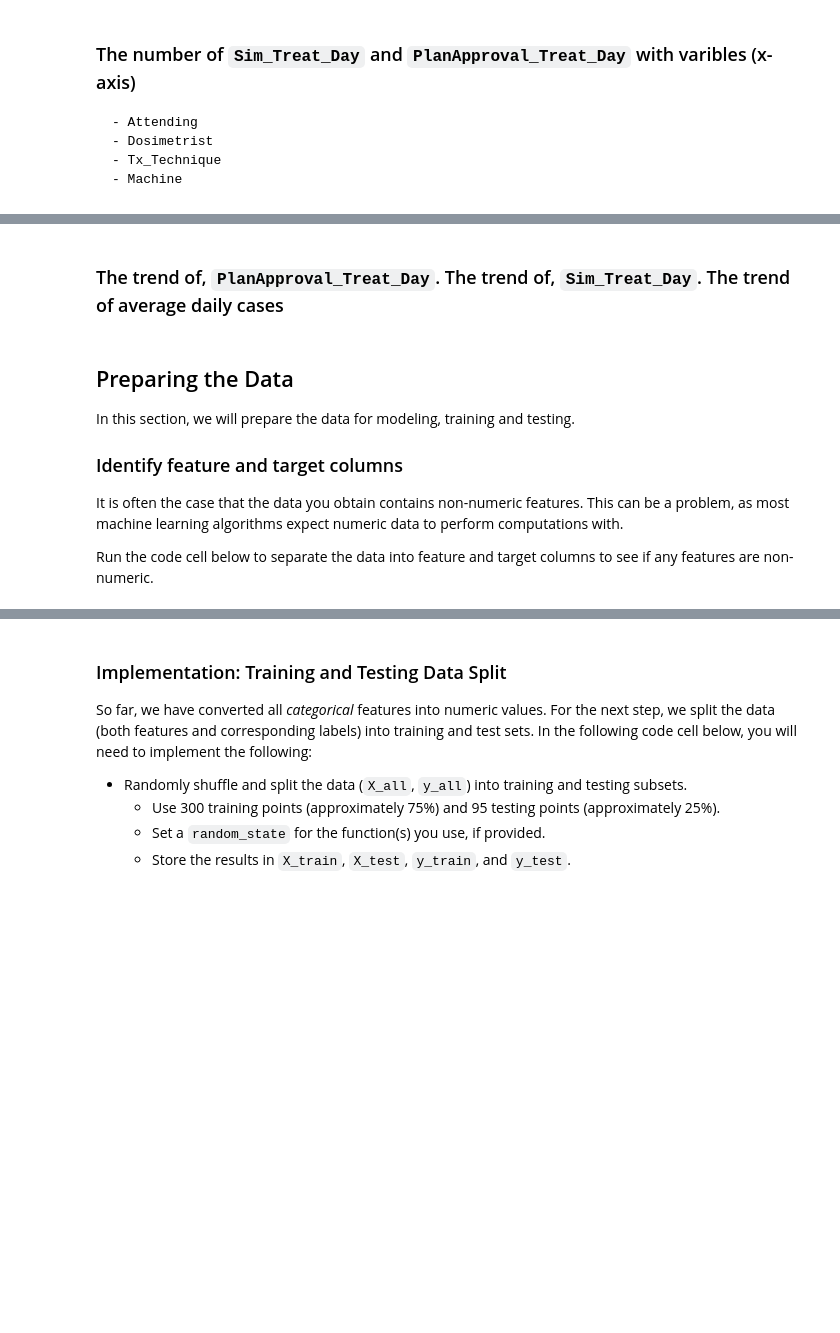
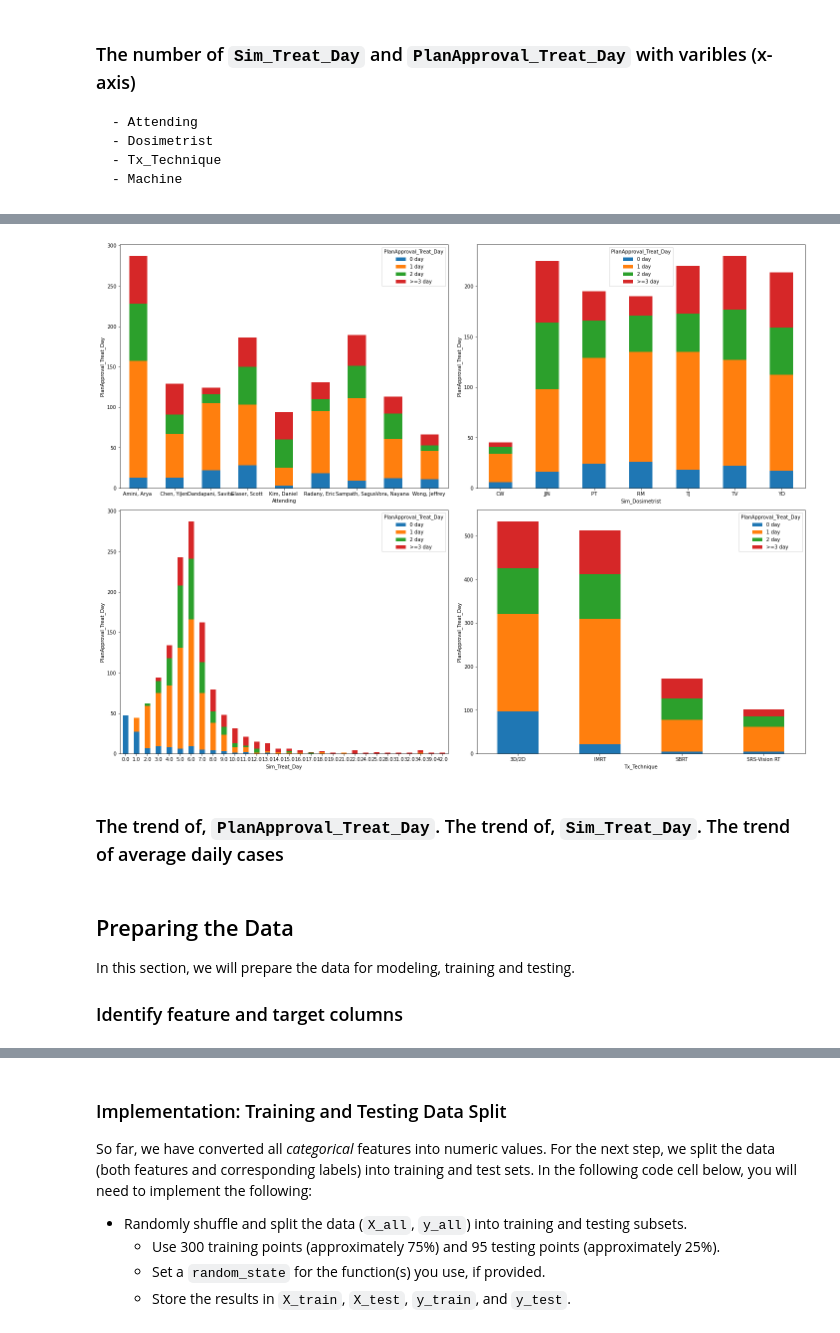
Before and after one commit to dudongsu/Clinic-Workflow-Mining, a Jupyter notebook: Workflow-Mining.ipynb, the cells around one changed output, grey strips where cells are left out. Cells and saved outputs as stored; diff of their text form; code cells hidden in the pictures; blank space fills up the shorter version.

```diff
--- a/Workflow-Mining.ipynb
+++ b/Workflow-Mining.ipynb
@@ -182,3 +149,43 @@ for ax in axf:
+# %%
+# stacked bar of 'PlanApproval_Treatment_Day'
+
+feature_cols = ['Attending', 'Sim_Dosimetrist', 'Sim_Treat_Day', 'Tx_Technique']
+target_col = 'PlanApproval_Treat_Day'
+
+df_stats = df_all_data.copy()
+stats = ['Attending', 'Sim_Physicist', 'Tx_Machine','Tx_Technique', 'Sim_Dosimetrist', 'Sim_Treat_Day', 'Sim_Day', 'PlanApproval_Treat_Day']
+df_stats = df_stats[stats]
+
+# convert the 'Sim_Treat_Day' into different inverval [0,2], [3, 6], [7,]
+cond_0 = (df_stats['PlanApproval_Treat_Day'] == 0)
+cond_1 = (df_stats['PlanApproval_Treat_Day'] == 1)
+cond_2 = (df_stats['PlanApproval_Treat_Day'] == 2)
+cond_3 = (df_stats['PlanApproval_Treat_Day'] >=3 )
+df_stats.loc[cond_0, 'PlanApproval_Treat_Day'] = '0 day'
+df_stats.loc[cond_1, 'PlanApproval_Treat_Day'] = '1 day'
+df_stats.loc[cond_2, 'PlanApproval_Treat_Day'] = '2 day'
+df_stats.loc[cond_3, 'PlanApproval_Treat_Day'] = '>=3 day'
+
+row = 2
+col = 2
+fig, axs = plt.subplots(row,col, figsize = (20,15))
+
+for index, att in enumerate(feature_cols):
+    df_sub = df_stats[[att, target_col]]
+    df_sub = df_sub.groupby([att,target_col]).size().reset_index()
+    df_sub.rename(columns={0:'count'}, inplace=True)
+    pivot_table = df_sub.pivot(index=att, columns = target_col, values='count')
+    pivot_table.head()
+    r = int(index/2)
+    c = index%2
+    pivot_table.plot(kind = 'bar', stacked = True, ax = axs[r,c])
+    axs[r,c].set_xlabel(att)
+    axs[r,c].set_ylabel(target_col)
+    axs[r,c].tick_params(axis = 'x', labelrotation = 0)
+
+plt.tight_layout()
+# %% [output]
+[figure, added]
 # %% [markdown]
 ### The trend of, `PlanApproval_Treat_Day`. The trend of, `Sim_Treat_Day`. The trend of average daily cases
 # %%
@@ -199,9 +206,6 @@ sns.lineplot(timedf['month'], timedf['Clinic_Days_PlanApproval_Treat'], hue = ti
 In this section, we will prepare the data for modeling, training and testing.
 
 ### Identify feature and target columns
-It is often the case that the data you obtain contains non-numeric features. This can be a problem, as most machine learning algorithms expect numeric data to perform computations with.
-
-Run the code cell below to separate the data into feature and target columns to see if any features are non-numeric.
 # %%
 # Extract feature columns 'Attending', 'Tx_Technique' ,'Sim_Treat_Day', 'Sim_Dosimetrist', 'Completed_First_Sim'
 
```
Also changed, not shown: parts of 15 cells of this notebook.
